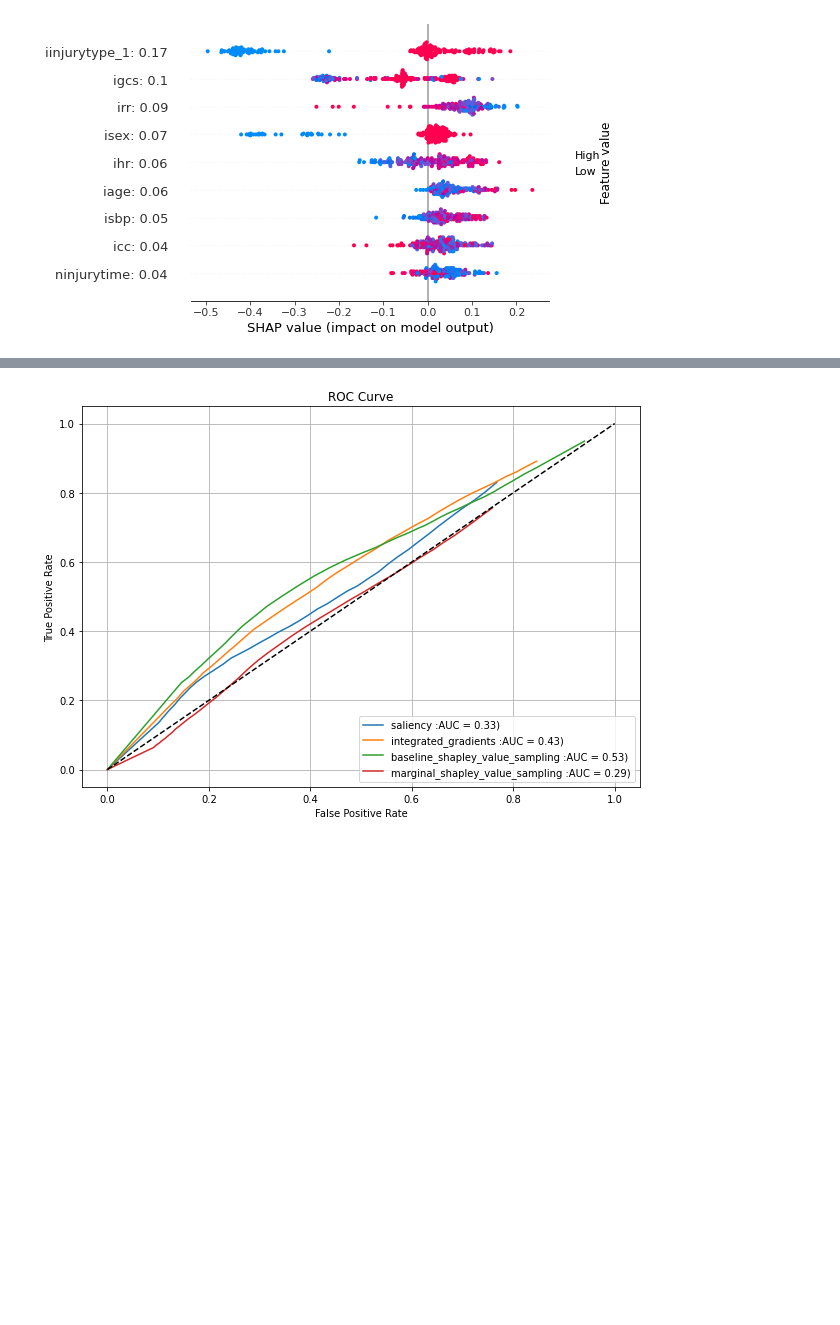
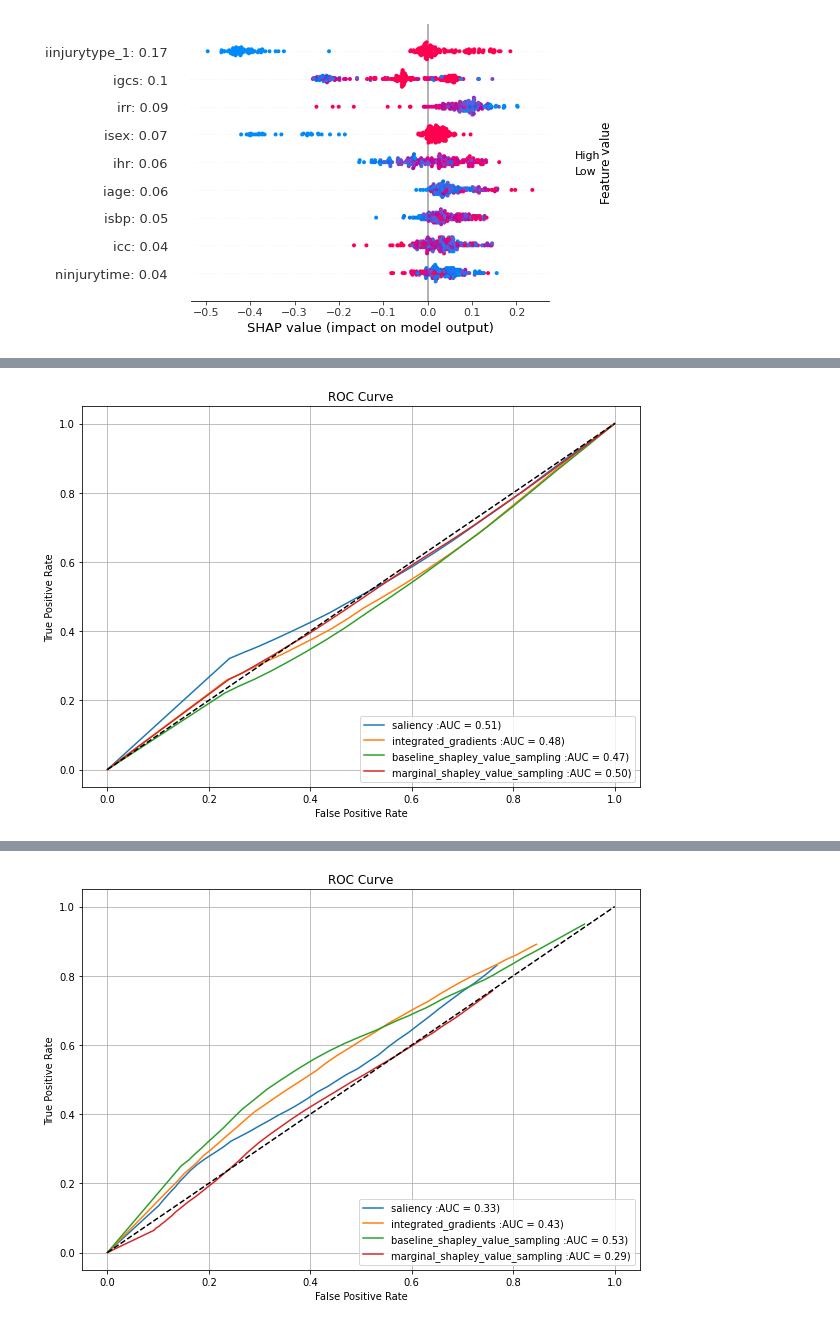
Before and after one commit to q8888620002/LIFT-XAI, a Jupyter notebook: notebooks/subgroup_crash_2.ipynb, the cells around one changed output, grey strips where cells are left out. Drawn from its saved outputs; the diff is of its cells as text; code cells hidden in the pictures; blank space fills up the shorter version.

```diff
--- a/notebooks/subgroup_crash_2.ipynb
+++ b/notebooks/subgroup_crash_2.ipynb
@@ -737,3 +723,34 @@ plt.show()
+# %%
+from sklearn.metrics import auc
+
+
+plt.figure(figsize=(10, 7))
+
+for i, exp in enumerate(explainers):
+
+    data = np.mean(perturb_results_2[5*i:5*(i+1)], axis=0)
+
+    # Calculate TPR and FPR
+    tpr = data[:, 0] / (data[:, 0] + data[:, 3])
+    fpr = data[:, 2] / (data[:, 2] + data[:, 1])
+
+    # Sort FPR and TPR in ascending order of FPR for plotting
+    sort_indices = np.argsort(fpr)
+    fpr = fpr[sort_indices]
+    tpr = tpr[sort_indices]
+
+    # Plot ROC curve
+    plt.plot(fpr, tpr, label=f'{exp} :AUC = {auc(fpr, tpr):.2f})')
+
+plt.plot([0, 1], [0, 1], 'k--')
+plt.xlabel('False Positive Rate')
+plt.ylabel('True Positive Rate')
+plt.title('ROC Curve')
+plt.legend(loc='lower right')
+plt.grid(True)
+plt.show()
+# %% [output]
+[figure, added]
 # %%
 auroc_results  = {exp: np.array(result).mean(axis=0) for exp, result in auroc_all.items()}
 auroc_std  = {exp: np.array(result).std(axis=0) for exp, result in auroc_all.items()}
```
Also changed, not shown: parts of 8 cells of this notebook, 5 other files.
